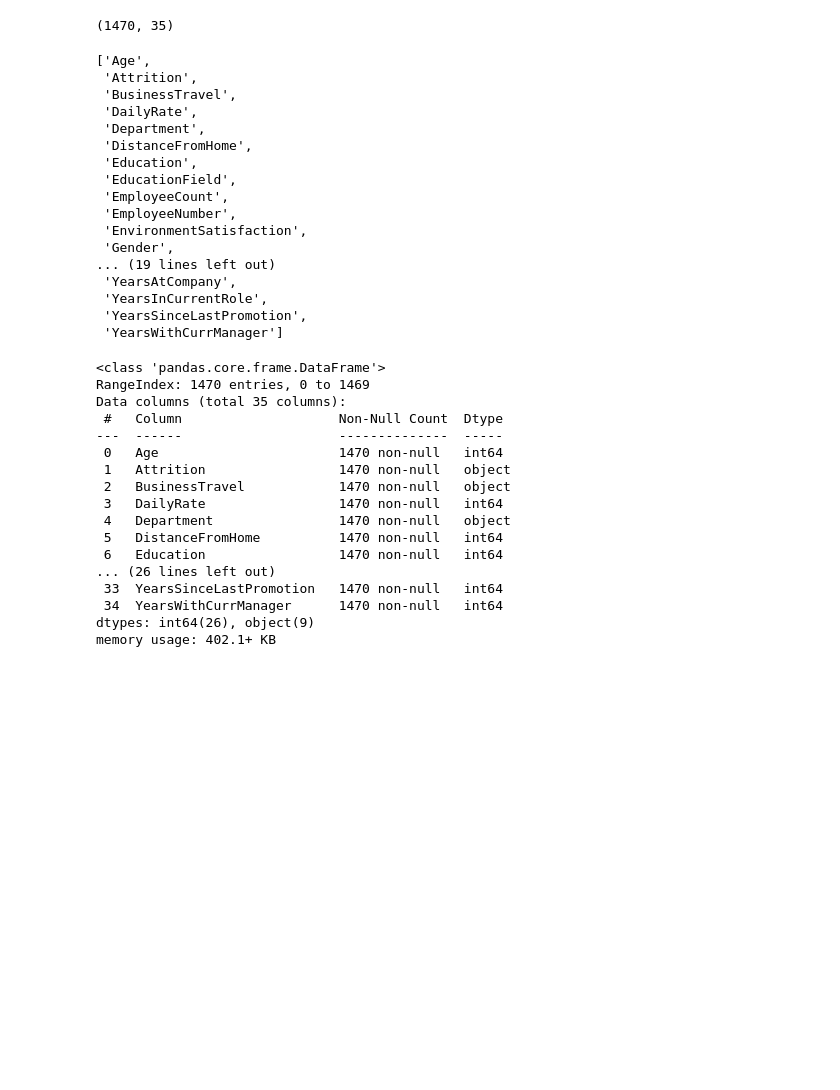
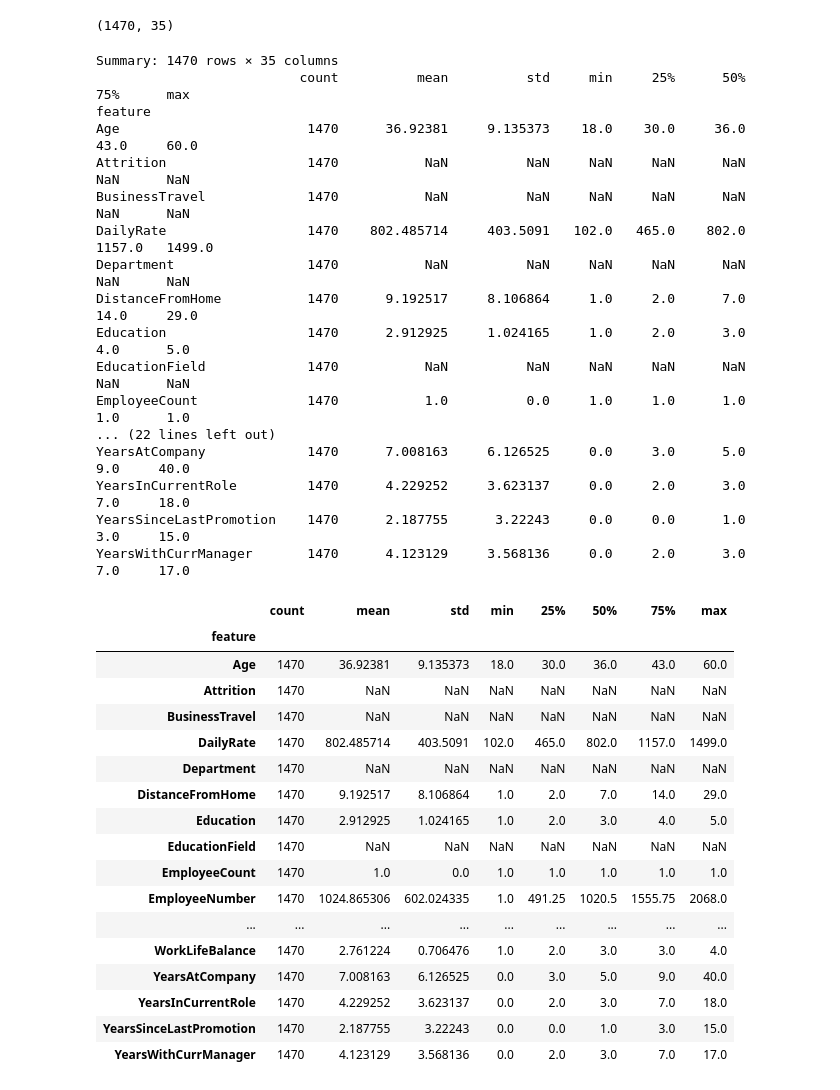
Before and after one commit to MojoOno/MP3, a Jupyter notebook: MP3_report.ipynb, the cells around one changed output. Saved outputs shown, nothing was run; the diff lists cells and outputs as text; code cells hidden in the pictures; blank space fills up the shorter version.

```diff
--- a/MP3_report.ipynb
+++ b/MP3_report.ipynb
@@ -42,43 +30,41 @@ df
 df.shape
 # %% [output]
 (1470, 35)
-# %%
-list(df)
-# %% [output]
-['Age',
- 'Attrition',
- 'BusinessTravel',
- 'DailyRate',
- 'Department',
- 'DistanceFromHome',
- 'Education',
- 'EducationField',
- 'EmployeeCount',
- 'EmployeeNumber',
- 'EnvironmentSatisfaction',
- 'Gender',
-... (19 lines left out)
- 'YearsAtCompany',
- 'YearsInCurrentRole',
- 'YearsSinceLastPromotion',
- 'YearsWithCurrManager']
-# %%
-df.info()
-# %% [output]
-<class 'pandas.core.frame.DataFrame'>
-RangeIndex: 1470 entries, 0 to 1469
-Data columns (total 35 columns):
- #   Column                    Non-Null Count  Dtype
----  ------                    --------------  -----
- 0   Age                       1470 non-null   int64
- 1   Attrition                 1470 non-null   object
- 2   BusinessTravel            1470 non-null   object
- 3   DailyRate                 1470 non-null   int64
- 4   Department                1470 non-null   object
- 5   DistanceFromHome          1470 non-null   int64
- 6   Education                 1470 non-null   int64
-... (26 lines left out)
- 33  YearsSinceLastPromotion   1470 non-null   int64
- 34  YearsWithCurrManager      1470 non-null   int64
-dtypes: int64(26), object(9)
-memory usage: 402.1+ KB
+# %%
+ds.describe_data(df, verbose=True, round_digits=2)
+# %% [output]
+Summary: 1470 rows × 35 columns
+                          count          mean          std     min     25%      50%      75%      max
+feature
+Age                        1470      36.92381     9.135373    18.0    30.0     36.0     43.0     60.0
+Attrition                  1470           NaN          NaN     NaN     NaN      NaN      NaN      NaN
+BusinessTravel             1470           NaN          NaN     NaN     NaN      NaN      NaN      NaN
+DailyRate                  1470    802.485714     403.5091   102.0   465.0    802.0   1157.0   1499.0
+Department                 1470           NaN          NaN     NaN     NaN      NaN      NaN      NaN
+DistanceFromHome           1470      9.192517     8.106864     1.0     2.0      7.0     14.0     29.0
+Education                  1470      2.912925     1.024165     1.0     2.0      3.0      4.0      5.0
+EducationField             1470           NaN          NaN     NaN     NaN      NaN      NaN      NaN
+EmployeeCount              1470           1.0          0.0     1.0     1.0      1.0      1.0      1.0
+... (22 lines left out)
+YearsAtCompany             1470      7.008163     6.126525     0.0     3.0      5.0      9.0     40.0
+YearsInCurrentRole         1470      4.229252     3.623137     0.0     2.0      3.0      7.0     18.0
+YearsSinceLastPromotion    1470      2.187755      3.22243     0.0     0.0      1.0      3.0     15.0
+YearsWithCurrManager       1470      4.123129     3.568136     0.0     2.0      3.0      7.0     17.0
+|  | count | mean | std | min | 25% | 50% | 75% | max |
+| feature |  |  |  |  |  |  |  |  |
+| Age | 1470 | 36.92381 | 9.135373 | 18.0 | 30.0 | 36.0 | 43.0 | 60.0 |
+| Attrition | 1470 | NaN | NaN | NaN | NaN | NaN | NaN | NaN |
+| BusinessTravel | 1470 | NaN | NaN | NaN | NaN | NaN | NaN | NaN |
+| DailyRate | 1470 | 802.485714 | 403.5091 | 102.0 | 465.0 | 802.0 | 1157.0 | 1499.0 |
+| Department | 1470 | NaN | NaN | NaN | NaN | NaN | NaN | NaN |
+| DistanceFromHome | 1470 | 9.192517 | 8.106864 | 1.0 | 2.0 | 7.0 | 14.0 | 29.0 |
+| Education | 1470 | 2.912925 | 1.024165 | 1.0 | 2.0 | 3.0 | 4.0 | 5.0 |
+| EducationField | 1470 | NaN | NaN | NaN | NaN | NaN | NaN | NaN |
+| EmployeeCount | 1470 | 1.0 | 0.0 | 1.0 | 1.0 | 1.0 | 1.0 | 1.0 |
+| EmployeeNumber | 1470 | 1024.865306 | 602.024335 | 1.0 | 491.25 | 1020.5 | 1555.75 | 2068.0 |
+| ... | ... | ... | ... | ... | ... | ... | ... | ... |
+| WorkLifeBalance | 1470 | 2.761224 | 0.706476 | 1.0 | 2.0 | 3.0 | 3.0 | 4.0 |
+| YearsAtCompany | 1470 | 7.008163 | 6.126525 | 0.0 | 3.0 | 5.0 | 9.0 | 40.0 |
+| YearsInCurrentRole | 1470 | 4.229252 | 3.623137 | 0.0 | 2.0 | 3.0 | 7.0 | 18.0 |
+| YearsSinceLastPromotion | 1470 | 2.187755 | 3.22243 | 0.0 | 0.0 | 1.0 | 3.0 | 15.0 |
+| YearsWithCurrManager | 1470 | 4.123129 | 3.568136 | 0.0 | 2.0 | 3.0 | 7.0 | 17.0 |
```
Also changed, not shown: parts of 8 cells of this notebook.
